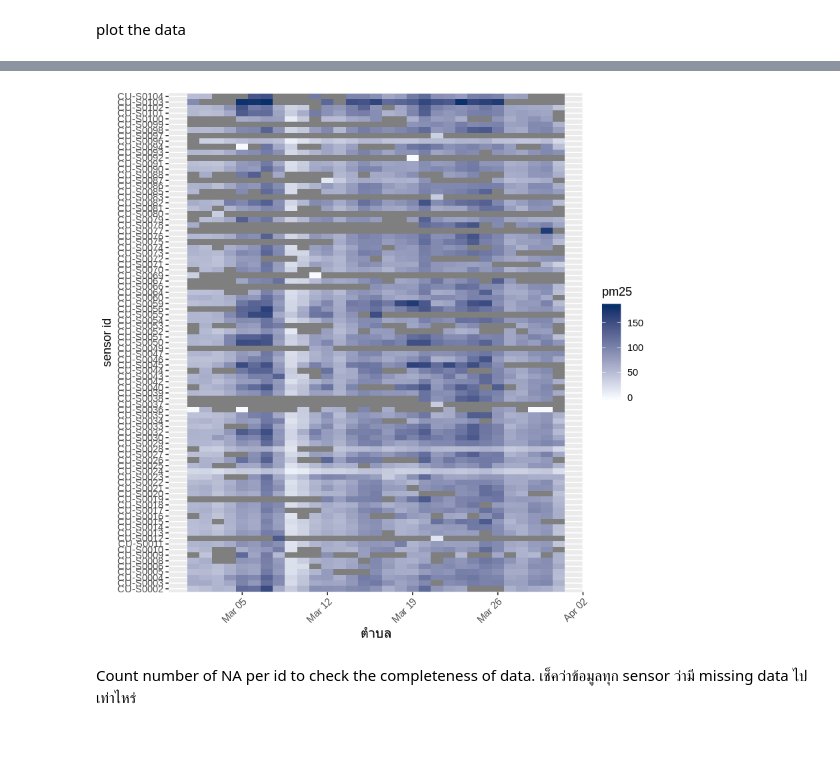
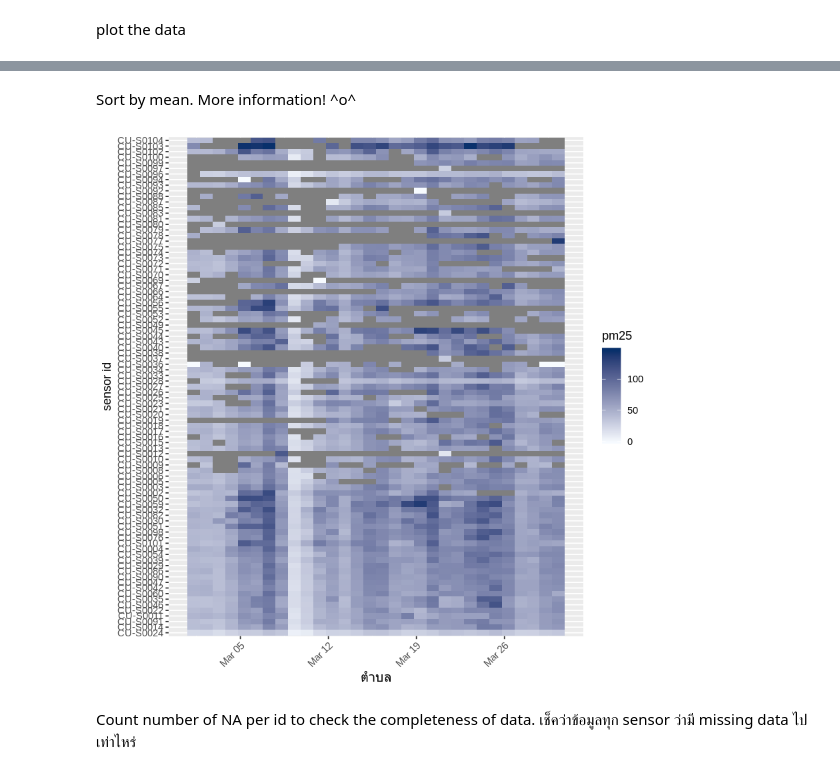
Before and after one commit to Maplub/Jupyter, a Jupyter notebook: st_variogram.ipynb, the cells around one changed output, grey strips where cells are left out. Saved outputs shown, nothing was run; the diff lists cells and outputs as text; code cells hidden in the pictures; blank space fills up the shorter version.

```diff
--- a/st_variogram.ipynb
+++ b/st_variogram.ipynb
@@ -117,9 +138,11 @@ Warning message:
+# %% [markdown]
+Sort by mean. More information! ^o^
 # %%
 library(RColorBrewer)
 colorsetting=brewer.pal(9,"Blues")
-ggplot(newdaily, aes(y=sensorid,x=timepos)) +geom_tile(aes(fill = pm25))+ scale_fill_gradient(low=colorsetting[1],high=colorsetting[9])+labs(y = "sensor id",x="ตำบล")+theme(axis.text.x = element_text(angle = 45, hjust = 1))
+ggplot(newdaily, aes(y=reorder(sensorid,pm25,mean),x=timepos)) +geom_tile(aes(fill = pm25))+ scale_fill_gradient(low=colorsetting[1],high=colorsetting[9])+labs(y = "sensor id",x="ตำบล")+theme(axis.text.x = element_text(angle = 45, hjust = 1))
 # %% [output]
-[figure, old version]
+[figure, new version]
 # %% [markdown]
 Count number of NA per id to check the completeness of data. เช็คว่าข้อมูลทุก sensor ว่ามี missing data ไปเท่าไหร่
 # %%
```
Also changed, not shown: parts of 10 cells of this notebook, 1 other file.
